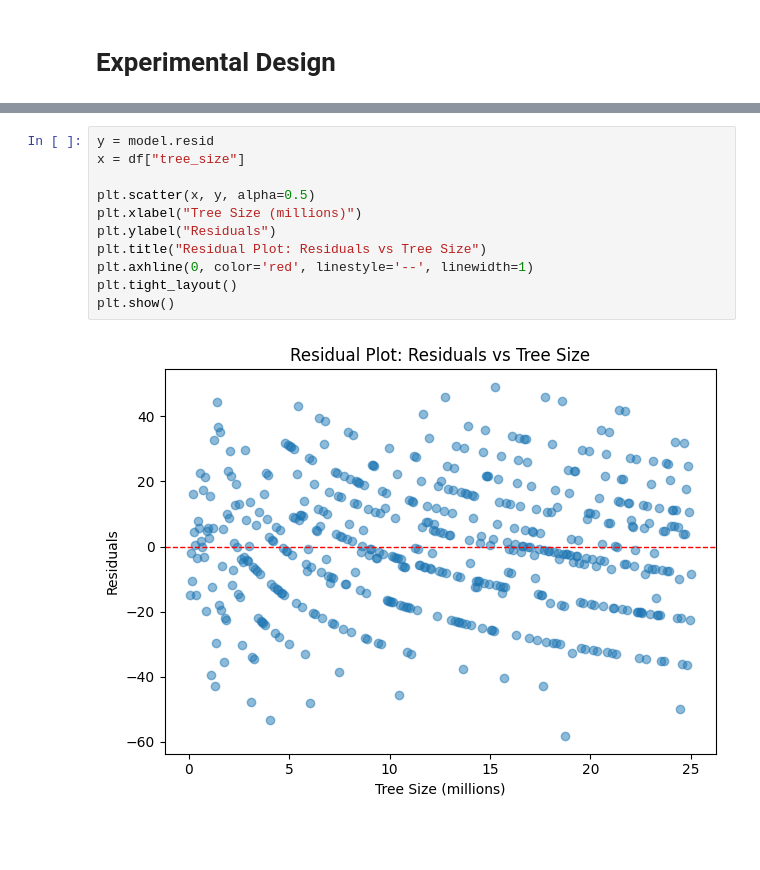
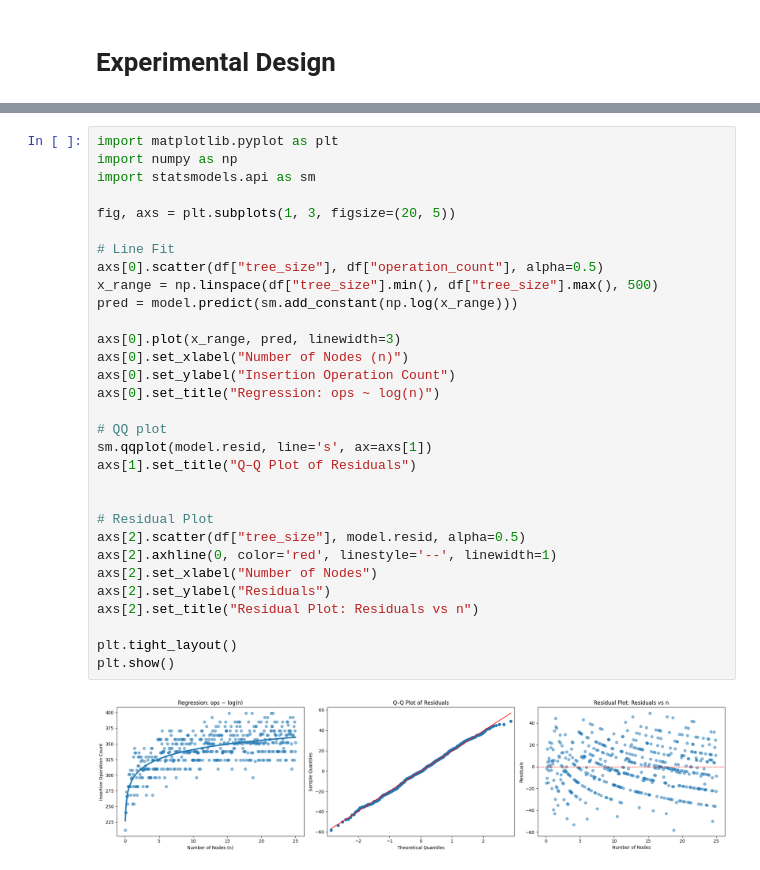
Before and after one commit to CS5008Fall2025/research-paper-jroberge16, a Jupyter notebook: empircal_analysis.ipynb, the cells around one changed output, grey strips where cells are left out. Cells and saved outputs as stored; diff of their text form; blank space fills up the shorter version.

```diff
--- a/empircal_analysis.ipynb
+++ b/empircal_analysis.ipynb
@@ -595,15 +604,35 @@ Covariance Type:            nonrobust
 Notes:
 [1] Standard Errors assume that the covariance matrix of the errors is correctly specified.
 # %%
-y = model.resid
-x = df["tree_size"]
+import matplotlib.pyplot as plt
+import numpy as np
+import statsmodels.api as sm
 
-plt.scatter(x, y, alpha=0.5)
-plt.xlabel("Tree Size (millions)")
-plt.ylabel("Residuals")
-plt.title("Residual Plot: Residuals vs Tree Size")
-plt.axhline(0, color='red', linestyle='--', linewidth=1)
+fig, axs = plt.subplots(1, 3, figsize=(20, 5))
+
+# Line Fit
+axs[0].scatter(df["tree_size"], df["operation_count"], alpha=0.5)
+x_range = np.linspace(df["tree_size"].min(), df["tree_size"].max(), 500)
+pred = model.predict(sm.add_constant(np.log(x_range)))
+
+axs[0].plot(x_range, pred, linewidth=3)
+axs[0].set_xlabel("Number of Nodes (n)")
+axs[0].set_ylabel("Insertion Operation Count")
+axs[0].set_title("Regression: ops ~ log(n)")
+
+# QQ plot
+sm.qqplot(model.resid, line='s', ax=axs[1])
+axs[1].set_title("Q–Q Plot of Residuals")
+
+
+# Residual Plot
+axs[2].scatter(df["tree_size"], model.resid, alpha=0.5)
+axs[2].axhline(0, color='red', linestyle='--', linewidth=1)
+axs[2].set_xlabel("Number of Nodes")
+axs[2].set_ylabel("Residuals")
+axs[2].set_title("Residual Plot: Residuals vs n")
+
 plt.tight_layout()
 plt.show()
 # %% [output]
-[figure, old version]
+[figure, new version]
```
Also changed, not shown: parts of 11 cells of this notebook, 4 other files.
